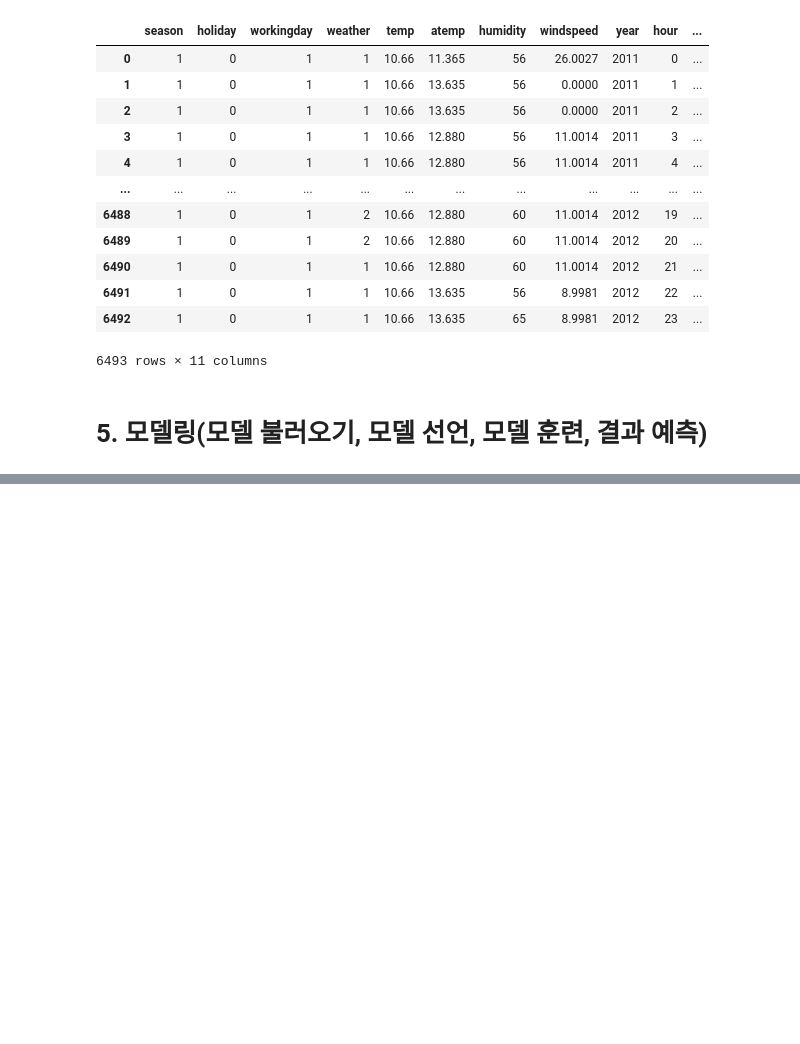
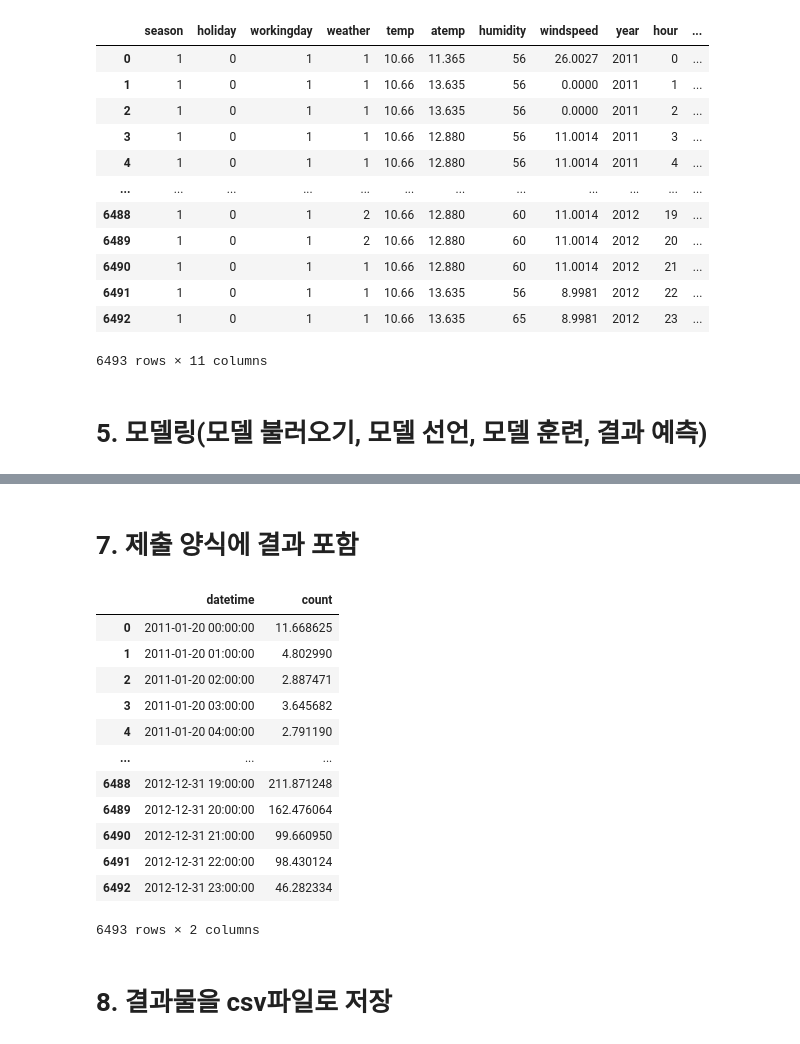
Before and after one commit to psuny1116/kaggle, a Jupyter notebook: Bike Sharing Demand.ipynb, the cells around one changed output, grey strips where cells are left out. Drawn from its saved outputs; the diff is of its cells as text; code cells hidden in the pictures; blank space fills up the shorter version.

```diff
--- a/Bike Sharing Demand.ipynb
+++ b/Bike Sharing Demand.ipynb
@@ -293,3 +293,11 @@ test2
 6493 rows × 11 columns
 # %% [markdown]
 # 5. 모델링(모델 불러오기, 모델 선언, 모델 훈련, 결과 예측)
+# %%
+from sklearn.ensemble import RandomForestRegressor
+
+rf = RandomForestRegressor(n_jobs = 4)
+# %%
+%time     # 걸리는 시간 확인(캐글에서 쓸때는 %%time)
+
+rf.fit(train2, np.log(train['count']))     # train 데이터의 count에 np.log 취해줌
@@ -295,0 +308,3 @@ test2
+# %%
+result = rf.predict(test2)
+result
@@ -295,0 +320,3 @@ test2
+# %%
+sub = pd.read_csv('sampleSubmission.csv')
+sub.head()
@@ -295,0 +330,21 @@ test2
+# %% [markdown]
+# 7. 제출 양식에 결과 포함
+# %%
+sub['count'] = np.exp(result)     # 위에서 count 칼럼에 np.log 적용했기 때문에 result에도 로그가 적용되어 있음
+sub                               # 따라서 다시 np.exp를 적용해 원상태로 돌려놓은 뒤 결과 제출해야 함
+# %% [output]
+|  | datetime | count |
+| 0 | 2011-01-20 00:00:00 | 11.668625 |
+| 1 | 2011-01-20 01:00:00 | 4.802990 |
+| 2 | 2011-01-20 02:00:00 | 2.887471 |
+| 3 | 2011-01-20 03:00:00 | 3.645682 |
+| 4 | 2011-01-20 04:00:00 | 2.791190 |
+| ... | ... | ... |
+| 6488 | 2012-12-31 19:00:00 | 211.871248 |
+| 6489 | 2012-12-31 20:00:00 | 162.476064 |
+| 6490 | 2012-12-31 21:00:00 | 99.660950 |
+| 6491 | 2012-12-31 22:00:00 | 98.430124 |
+| 6492 | 2012-12-31 23:00:00 | 46.282334 |
+6493 rows × 2 columns
+# %% [markdown]
+# 8. 결과물을 csv파일로 저장
```
Also changed, not shown: parts of 6 cells of this notebook.
